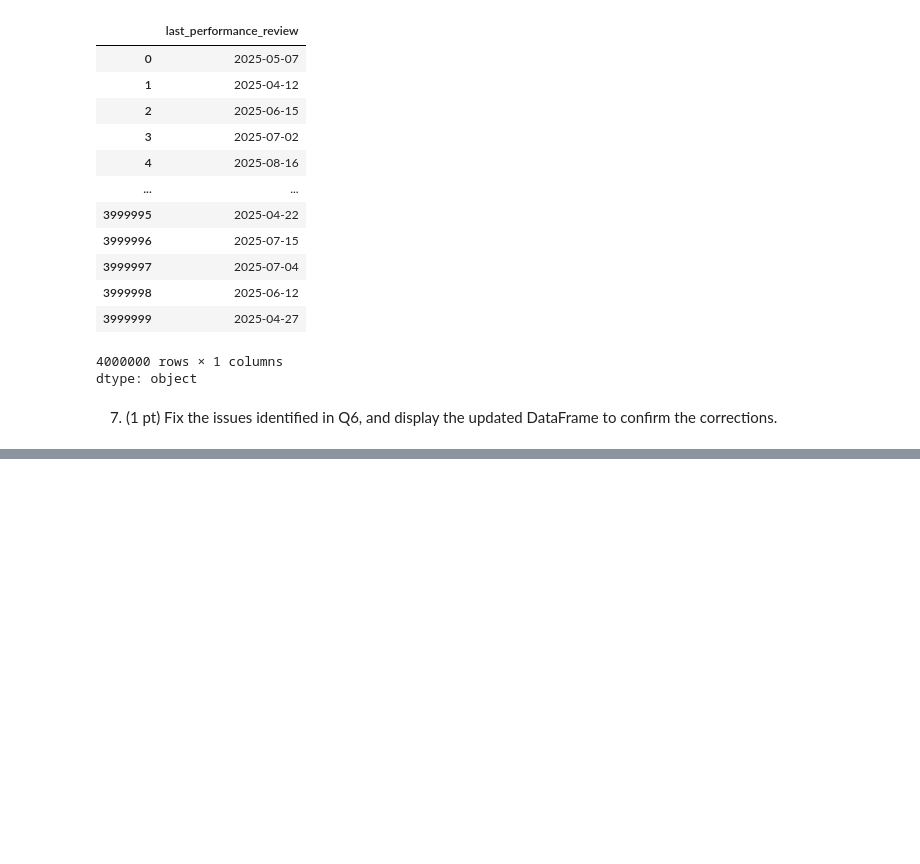
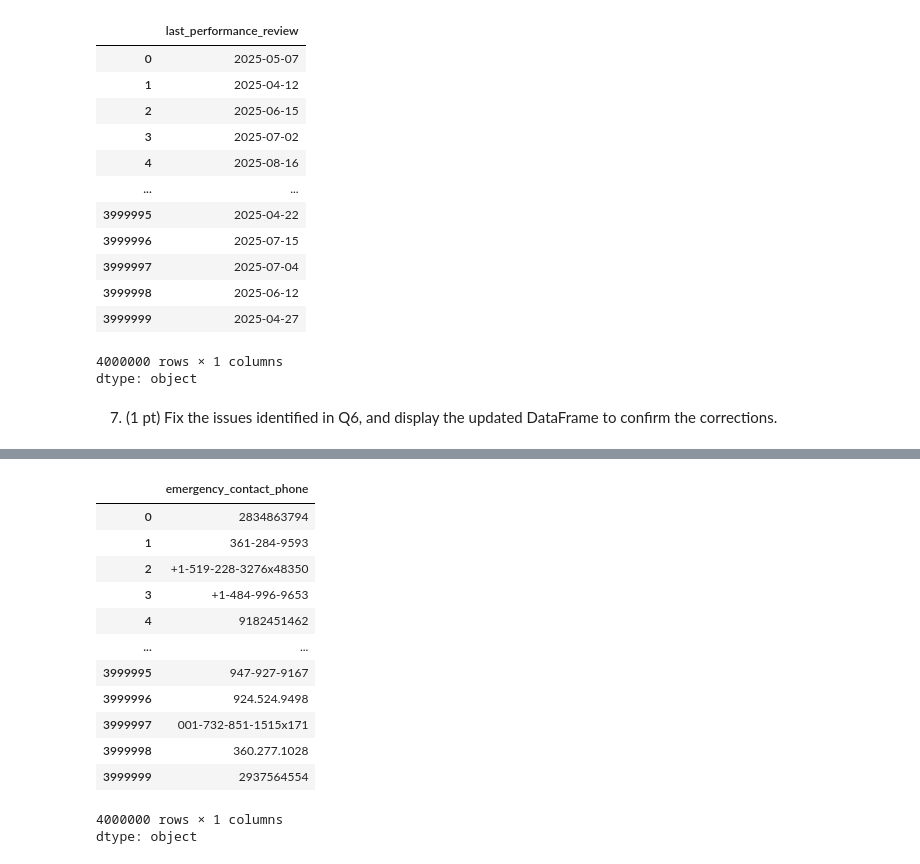
Before and after one commit to bcntp5/Complete-Python-3-Bootcamp, a Jupyter notebook: IT7103_Assignment1.ipynb, the cells around one changed output, grey strips where cells are left out. Drawn from its saved outputs; the diff is of its cells as text; code cells hidden in the pictures; blank space fills up the shorter version.

```diff
--- a/IT7103_Assignment1.ipynb
+++ b/IT7103_Assignment1.ipynb
@@ -244,0 +323,2 @@ dtype: object
+# %%
+data['hire_date'] = pd.to_datetime(data['hire_date'])
@@ -244,0 +342,4 @@ dtype: object
+# %%
+data['last_performance_review'] = pd.to_datetime(data['last_performance_review'])
+
+data['last_performance_review'] # update column
@@ -244,0 +361,17 @@ dtype: object
+# %%
+data['emergency_contact_phone']
+# %% [output]
+|  | emergency_contact_phone |
+| 0 | 2834863794 |
+| 1 | 361-284-9593 |
+| 2 | +1-519-228-3276x48350 |
+| 3 | +1-484-996-9653 |
+| 4 | 9182451462 |
+| ... | ... |
+| 3999995 | 947-927-9167 |
+| 3999996 | 924.524.9498 |
+| 3999997 | 001-732-851-1515x171 |
+| 3999998 | 360.277.1028 |
+| 3999999 | 2937564554 |
+4000000 rows × 1 columns
+dtype: object
```
Also changed, not shown: parts of 11 cells of this notebook.
